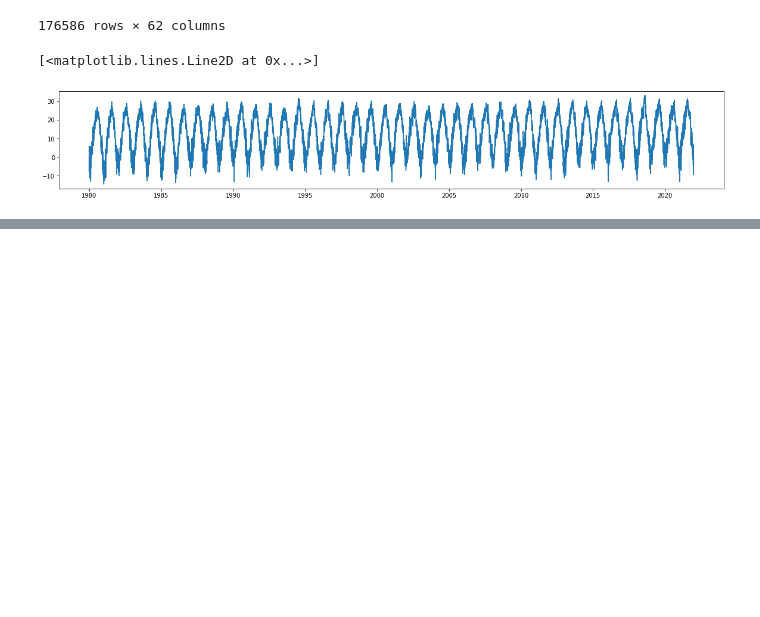
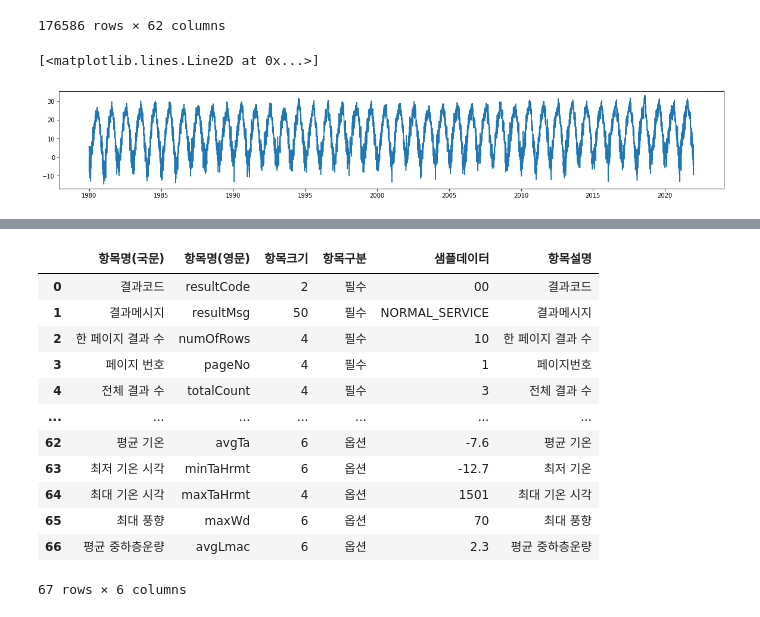
Before and after one commit to zeusryu0/kdt4_project, a Jupyter notebook: project2/기상 REST API 기반 데이터 수집 .ipynb, the cells around one changed output, grey strips where cells are left out. Drawn from its saved outputs; the diff is of its cells as text; code cells hidden in the pictures; blank space fills up the shorter version.

```diff
--- a/project2/기상 REST API 기반 데이터 수집 .ipynb
+++ b/project2/기상 REST API 기반 데이터 수집 .ipynb
@@ -109,0 +155,17 @@ location
+# %%
+tmp = pd.read_html(res.text)[5]
+tmp
+# %% [output]
+|  | 항목명(국문) | 항목명(영문) | 항목크기 | 항목구분 | 샘플데이터 | 항목설명 |
+| 0 | 결과코드 | resultCode | 2 | 필수 | 00 | 결과코드 |
+| 1 | 결과메시지 | resultMsg | 50 | 필수 | NORMAL_SERVICE | 결과메시지 |
+| 2 | 한 페이지 결과 수 | numOfRows | 4 | 필수 | 10 | 한 페이지 결과 수 |
+| 3 | 페이지 번호 | pageNo | 4 | 필수 | 1 | 페이지번호 |
+| 4 | 전체 결과 수 | totalCount | 4 | 필수 | 3 | 전체 결과 수 |
+| ... | ... | ... | ... | ... | ... | ... |
+| 62 | 평균 기온 | avgTa | 6 | 옵션 | -7.6 | 평균 기온 |
+| 63 | 최저 기온 시각 | minTaHrmt | 6 | 옵션 | -12.7 | 최저 기온 |
+| 64 | 최대 기온 시각 | maxTaHrmt | 4 | 옵션 | 1501 | 최대 기온 시각 |
+| 65 | 최대 풍향 | maxWd | 6 | 옵션 | 70 | 최대 풍향 |
+| 66 | 평균 중하층운량 | avgLmac | 6 | 옵션 | 2.3 | 평균 중하층운량 |
+67 rows × 6 columns
```
Also changed, not shown: parts of 12 cells of this notebook, 1 other file.
